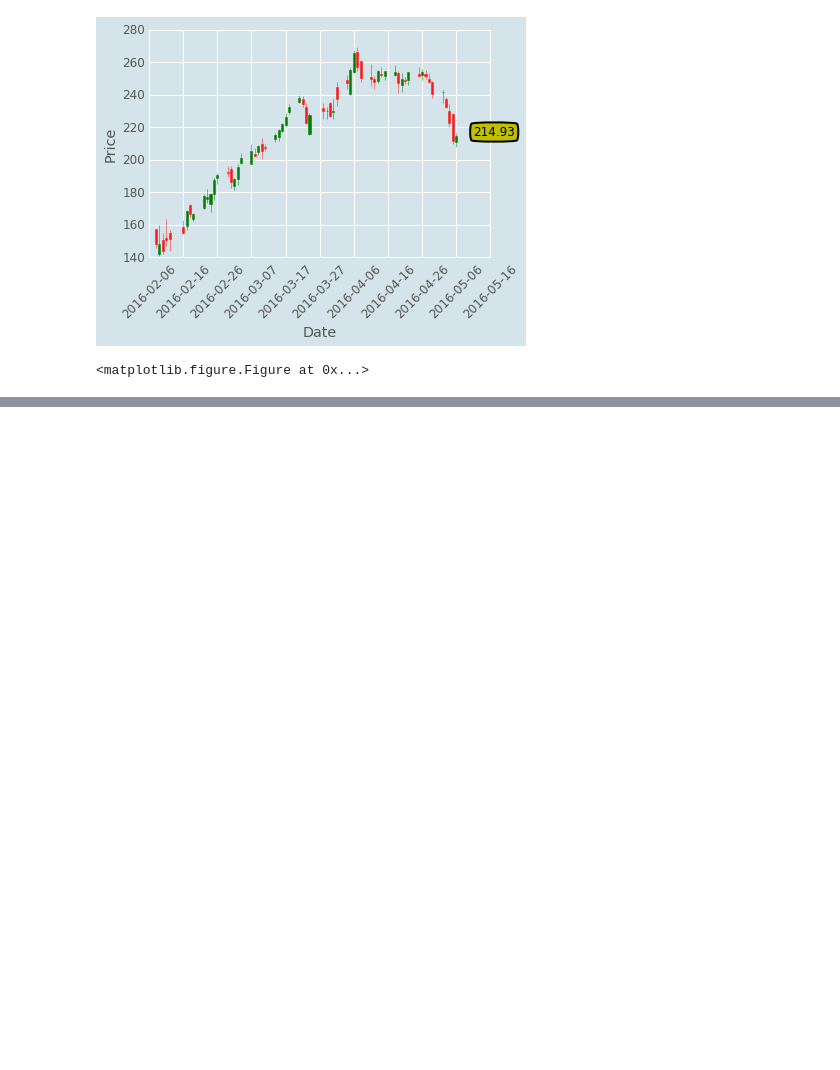
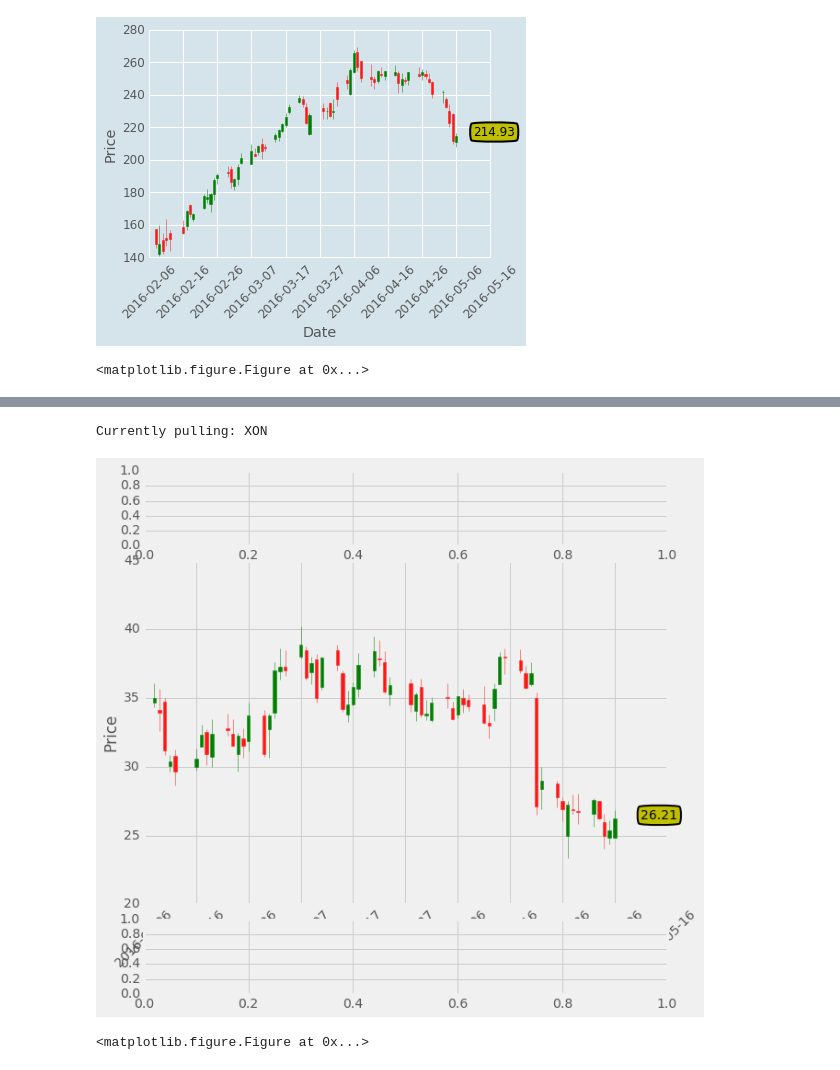
Before and after one commit to linwoodc3/dataVisualization, a Jupyter notebook: dataVizWithPython.ipynb, the cells around one changed output, grey strips where cells are left out. Drawn from its saved outputs; the diff is of its cells as text; code cells hidden in the pictures; blank space fills up the shorter version.

```diff
--- a/dataVizWithPython.ipynb
+++ b/dataVizWithPython.ipynb
@@ -900,0 +964,6 @@ Currently pulling: TSLA
+# %%
+graph_data('XON')
+# %% [output]
+Currently pulling: XON
+[figure, added]
+<matplotlib.figure.Figure at 0x...>
```
Also changed, not shown: parts of 12 cells of this notebook.
